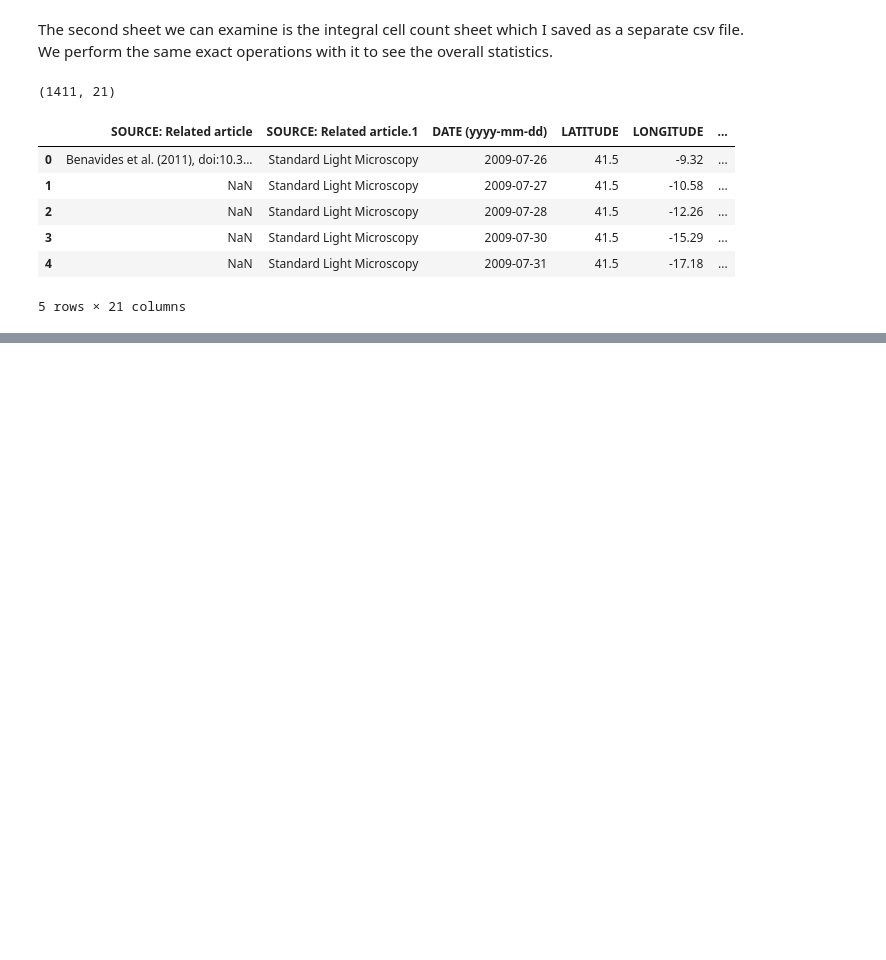
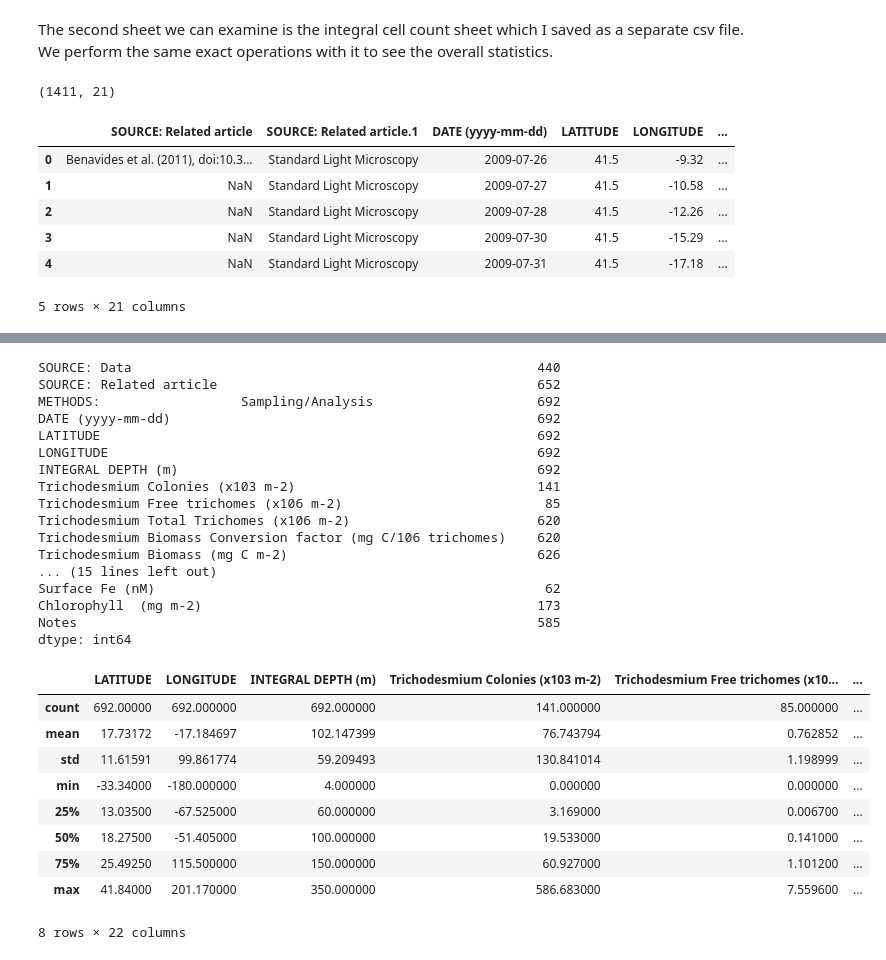
Before and after one commit to systemsecologygroup/N2-fixers-in-the-ocean, a Jupyter notebook: obs_diazotr.ipynb, the cells around one changed output, grey strips where cells are left out. Saved outputs shown, nothing was run; the diff lists cells and outputs as text; code cells hidden in the pictures; blank space fills up the shorter version.

```diff
--- a/obs_diazotr.ipynb
+++ b/obs_diazotr.ipynb
@@ -110,0 +166,4 @@ dtype: int64
+# %%
+maredat_cci = pd.read_csv("./csv/MAREDAT_diazotroph_cellcount_int.csv")
+print(maredat_cci.shape)
+maredat_cci.head()
@@ -110,0 +179,31 @@ dtype: int64
+# %%
+print(maredat_cci.notna().sum())
+maredat_cci.describe()
+# %% [output]
+SOURCE: Data                                                    440
+SOURCE: Related article                                         652
+METHODS:                  Sampling/Analysis                     692
+DATE (yyyy-mm-dd)                                               692
+LATITUDE                                                        692
+LONGITUDE                                                       692
+INTEGRAL DEPTH (m)                                              692
+Trichodesmium Colonies (x103 m-2)                               141
+Trichodesmium Free trichomes (x106 m-2)                          85
+Trichodesmium Total Trichomes (x106 m-2)                        620
+Trichodesmium Biomass Conversion factor (mg C/106 trichomes)    620
+Trichodesmium Biomass (mg C m-2)                                626
+... (15 lines left out)
+Surface Fe (nM)                                                  62
+Chlorophyll  (mg m-2)                                           173
+Notes                                                           585
+dtype: int64
+|  | LATITUDE | LONGITUDE | INTEGRAL DEPTH (m) | Trichodesmium Colonies (x103 m-2) | Trichodesmium Free trichomes (x10... | ... |
+| count | 692.00000 | 692.000000 | 692.000000 | 141.000000 | 85.000000 | ... |
+| mean | 17.73172 | -17.184697 | 102.147399 | 76.743794 | 0.762852 | ... |
+| std | 11.61591 | 99.861774 | 59.209493 | 130.841014 | 1.198999 | ... |
+| min | -33.34000 | -180.000000 | 4.000000 | 0.000000 | 0.000000 | ... |
+| 25% | 13.03500 | -67.525000 | 60.000000 | 3.169000 | 0.006700 | ... |
+| 50% | 18.27500 | -51.405000 | 100.000000 | 19.533000 | 0.141000 | ... |
+| 75% | 25.49250 | 115.500000 | 150.000000 | 60.927000 | 1.101200 | ... |
+| max | 41.84000 | 201.170000 | 350.000000 | 586.683000 | 7.559600 | ... |
+8 rows × 22 columns
```
Also changed, not shown: parts of 5 cells of this notebook.
